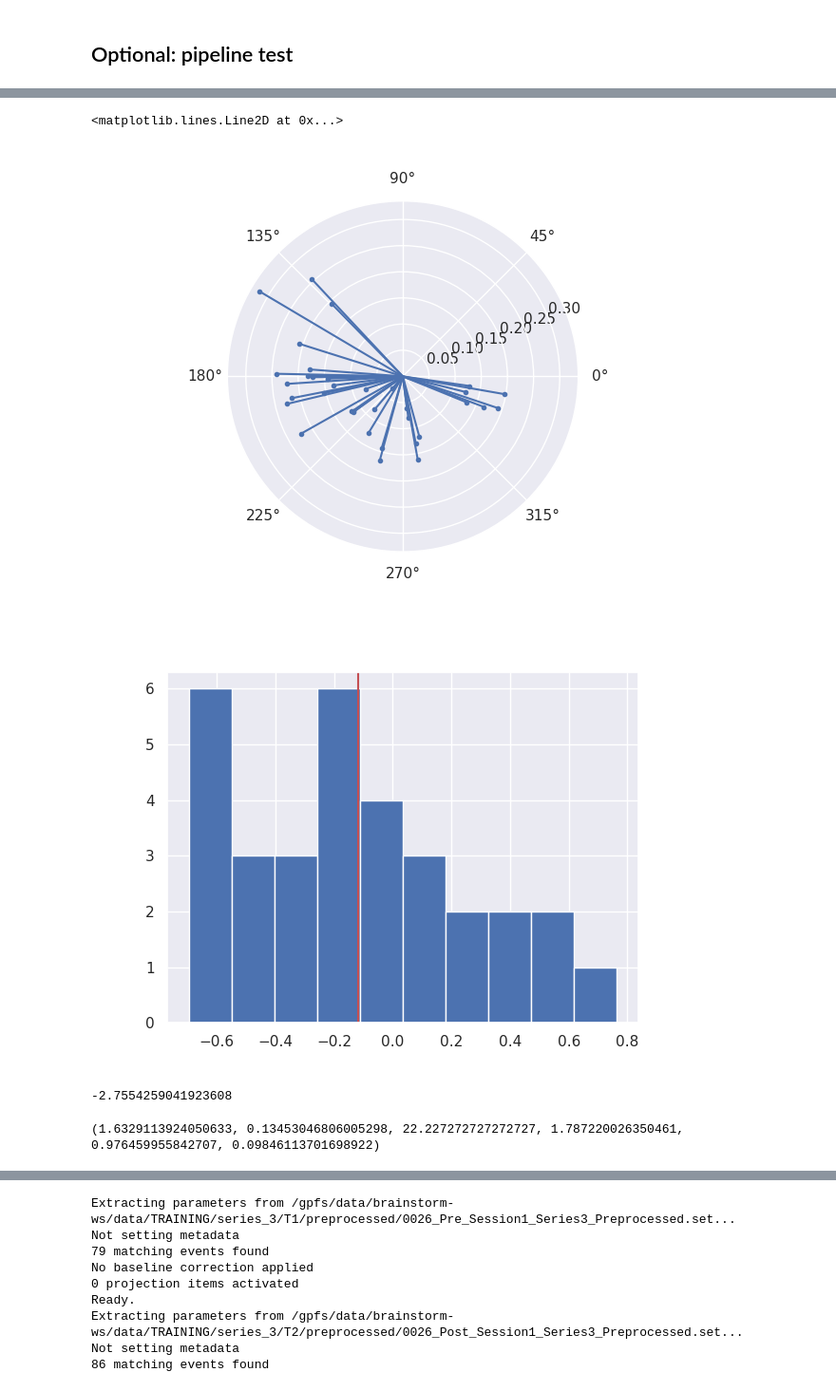
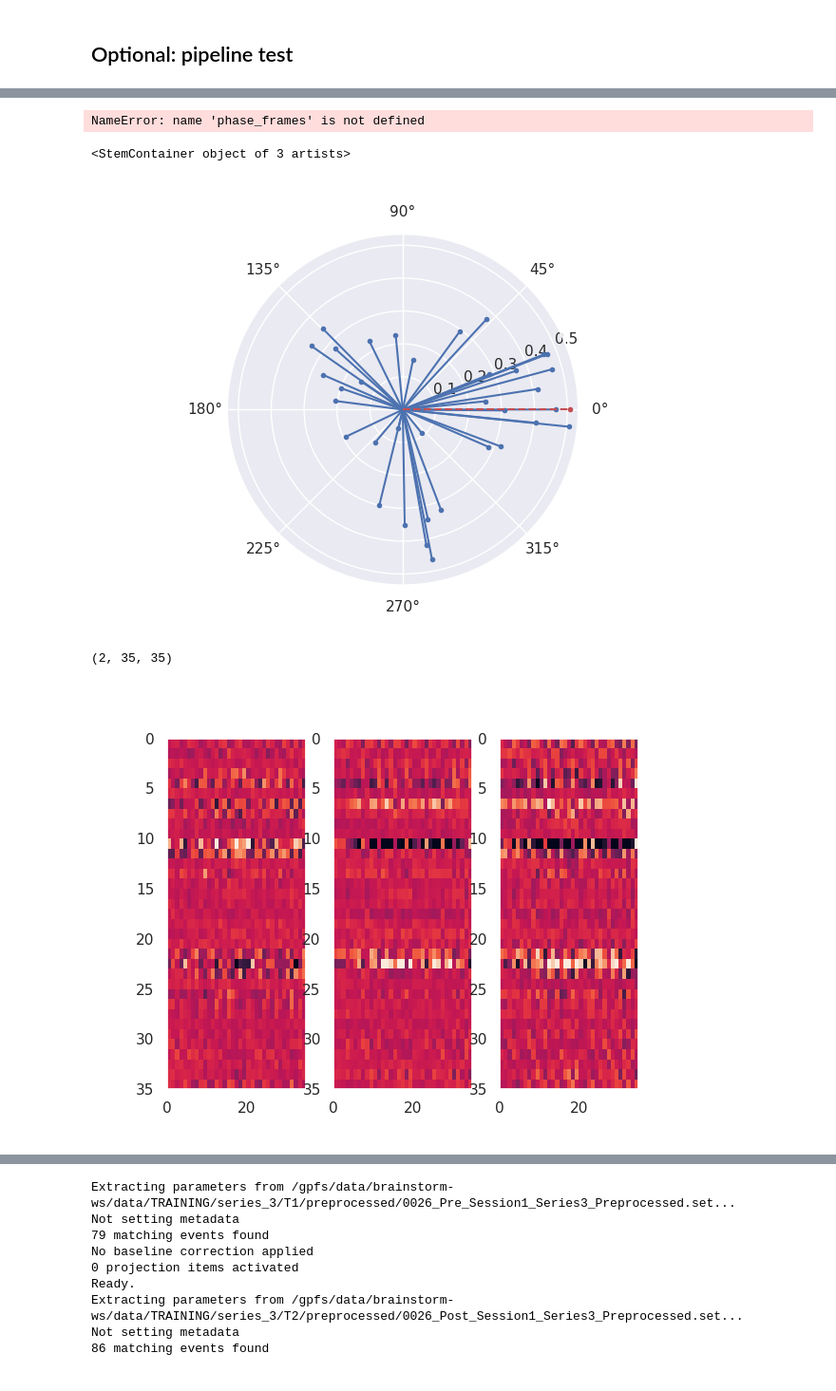
Before and after one commit to rythorpe/brainstorm_challenge, a Jupyter notebook: extract_features.ipynb, the cells around one changed output, grey strips where cells are left out. Shown at 95% size. Saved outputs shown, nothing was run; the diff lists cells and outputs as text; code cells hidden in the pictures.

```diff
--- a/extract_features.ipynb
+++ b/extract_features.ipynb
@@ -330,37 +378,39 @@ Kept 32 events for analysis in this session!!!
 # %%
+session_idx = 1
 event_idx = 4
-x = spec_spat_features[6][event_idx]['phases'][1]
+timepoint_idx = 0
+x = phase_frames[session_idx][event_idx][timepoint_idx]
+angles = np.angle(x)
+magnitudes = np.abs(x)
+
+x_mean = np.sum(x)
+x_mean_angle = np.angle(x_mean)
+x_mean_mag = np.abs(x_mean)
+# %% [output]
+NameError: name 'phase_frames' is not defined
 # %%
-entropy_changes = list()
-for event_features in spec_spat_features[6]:
-    entropies = list()
-    for t_samp_phases in event_features['phases']:
-
-        magnitudes = np.abs(t_samp_phases)
-        angles = np.angle(t_samp_phases)
-
-        n_bins = 24
-        pmf, bins = np.histogram(angles, bins=n_bins, density=True)
-        entropy = scipy.stats.entropy(pmf, np.ones((n_bins,)) / n_bins) # KL-divergence from uniform distribution
-        entropies.append(entropy)
-    entropy_changes.append(entropies[1] - entropies[0])
-
 fig, ax = plt.subplots(1, 1, subplot_kw={'projection': 'polar'})
 ax.stem(angles, magnitudes, markerfmt='.')
-
-fig, ax = plt.subplots(1, 1)
-
-ax.hist(entropy_changes)
-ax.axvline(np.mean(entropy_changes), c='r')
+ax.stem(x_mean_angle, np.max(magnitudes), markerfmt='r.', linefmt='r--')
 # %% [output]
-<matplotlib.lines.Line2D at 0x...>
+<StemContainer object of 3 artists>
-[figure, old version]
+[figure, new version]
-[figure, removed]
-# %%
-np.angle(np.sum(x))
-# %% [output]
--2.7554259041923608
-# %%
-print(spec_spat_features)
-# %% [output]
-(1.6329113924050633, 0.13453046806005298, 22.227272727272727, 1.787220026350461, 0.976459955842707, 0.09846113701698922)
+# %%
+sess_trans_mat.shape
+# %% [output]
+(2, 35, 35)
+# %%
+vmin = np.quantile(sess_trans_mat[0], 0.001)
+vmax = np.quantile(sess_trans_mat[0], 0.999)
+
+fig, ax = plt.subplots(1, 3)
+ax[0].pcolormesh(sess_trans_mat[0], vmin=vmin, vmax=vmax)
+ax[0].invert_yaxis()
+
+ax[1].pcolormesh(sess_trans_mat[1], vmin=vmin, vmax=vmax)
+ax[1].invert_yaxis()
+
+ax[2].pcolormesh(sess_trans_mat[1] - sess_trans_mat[0], vmin=vmin, vmax=vmax)
+ax[2].invert_yaxis()
+# %% [output]
+[figure, added]
```
Also changed, not shown: parts of 17 cells of this notebook.
